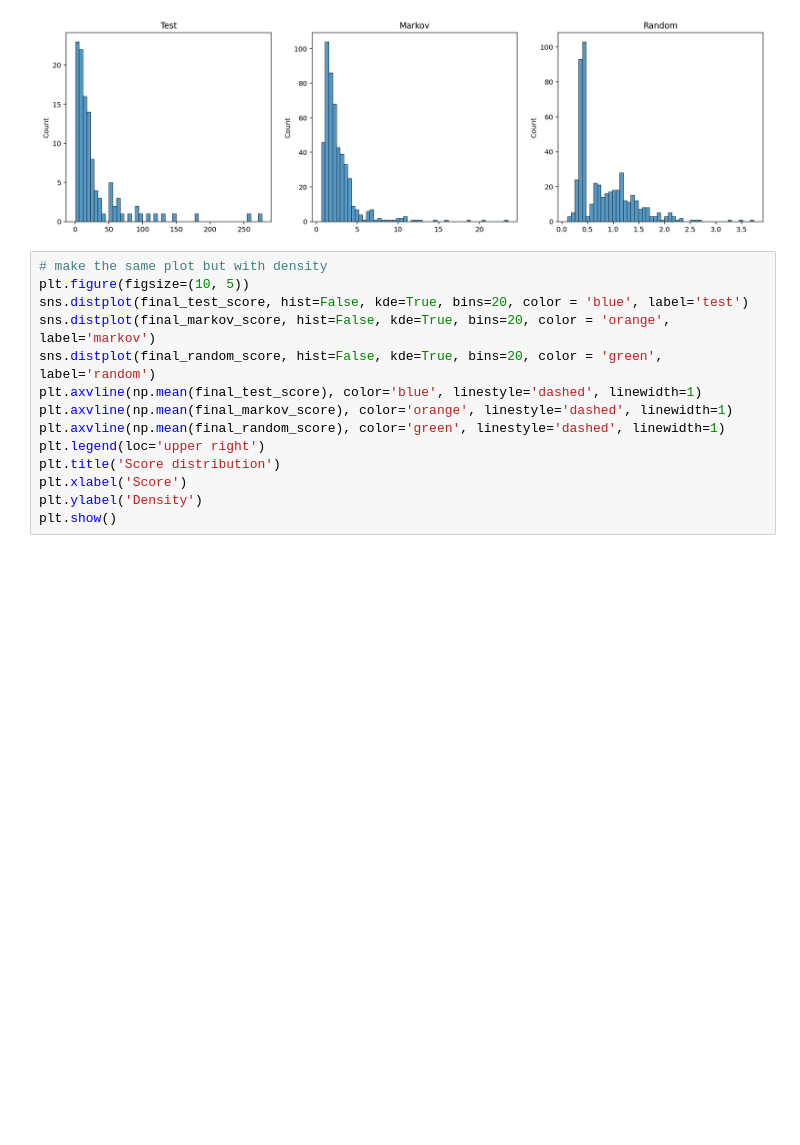
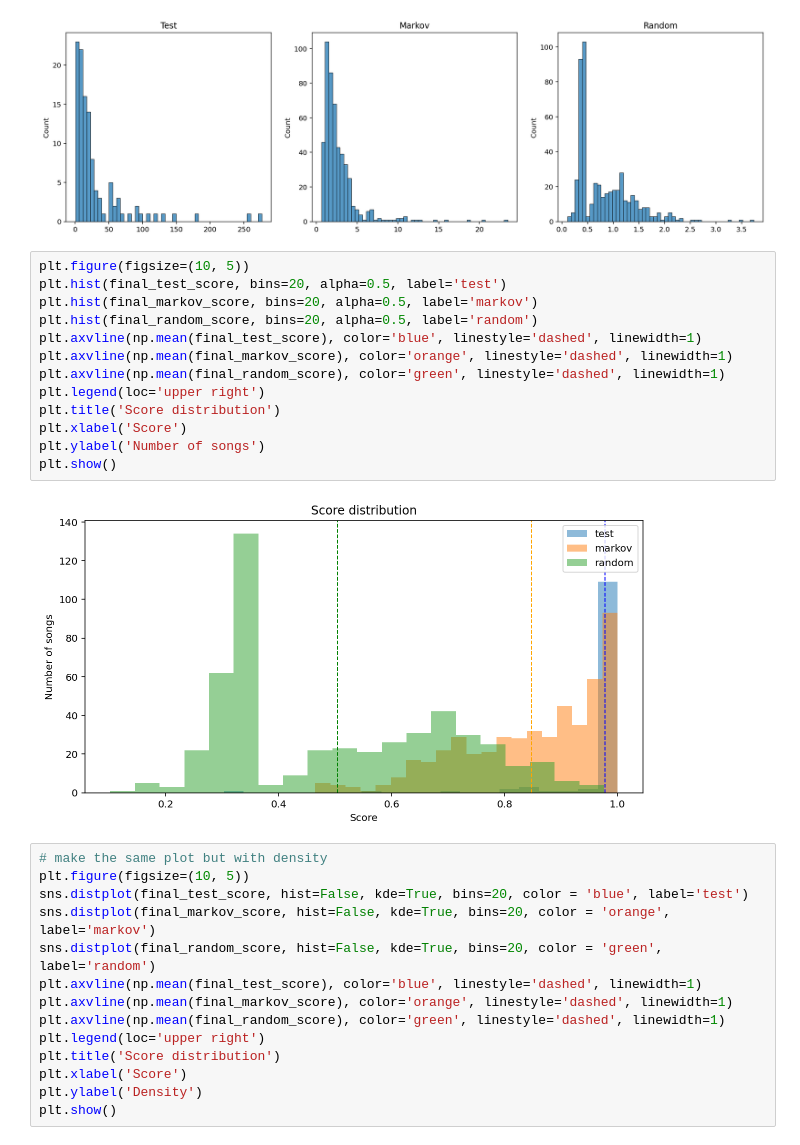
Before and after one commit to zwierski/dh-401-piece-generation-group-2, a Jupyter notebook: assignment3.ipynb, the cells around one changed output. Cells and saved outputs as stored; diff of their text form; blank space fills up the shorter version.

```diff
--- a/assignment3.ipynb
+++ b/assignment3.ipynb
@@ -885,6 +885,21 @@ plt.savefig('distribution_of_scores.png')
 plt.show()
 # %% [output]
 [figure]
+# %%
+plt.figure(figsize=(10, 5))
+plt.hist(final_test_score, bins=20, alpha=0.5, label='test')
+plt.hist(final_markov_score, bins=20, alpha=0.5, label='markov')
+plt.hist(final_random_score, bins=20, alpha=0.5, label='random')
+plt.axvline(np.mean(final_test_score), color='blue', linestyle='dashed', linewidth=1)
+plt.axvline(np.mean(final_markov_score), color='orange', linestyle='dashed', linewidth=1)
+plt.axvline(np.mean(final_random_score), color='green', linestyle='dashed', linewidth=1)
+plt.legend(loc='upper right')
+plt.title('Score distribution')
+plt.xlabel('Score')
+plt.ylabel('Number of songs')
+plt.show()
+# %% [output]
+[figure, added]
 # %%
 # make the same plot but with density
 plt.figure(figsize=(10, 5))
```
